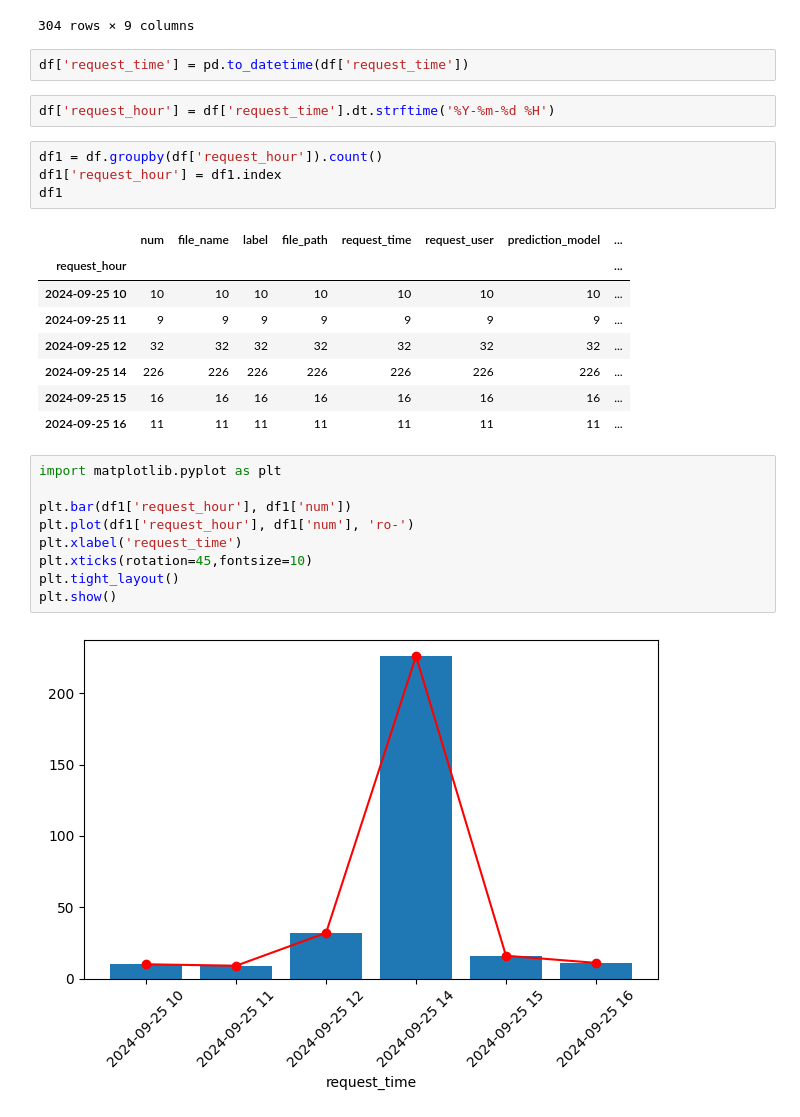
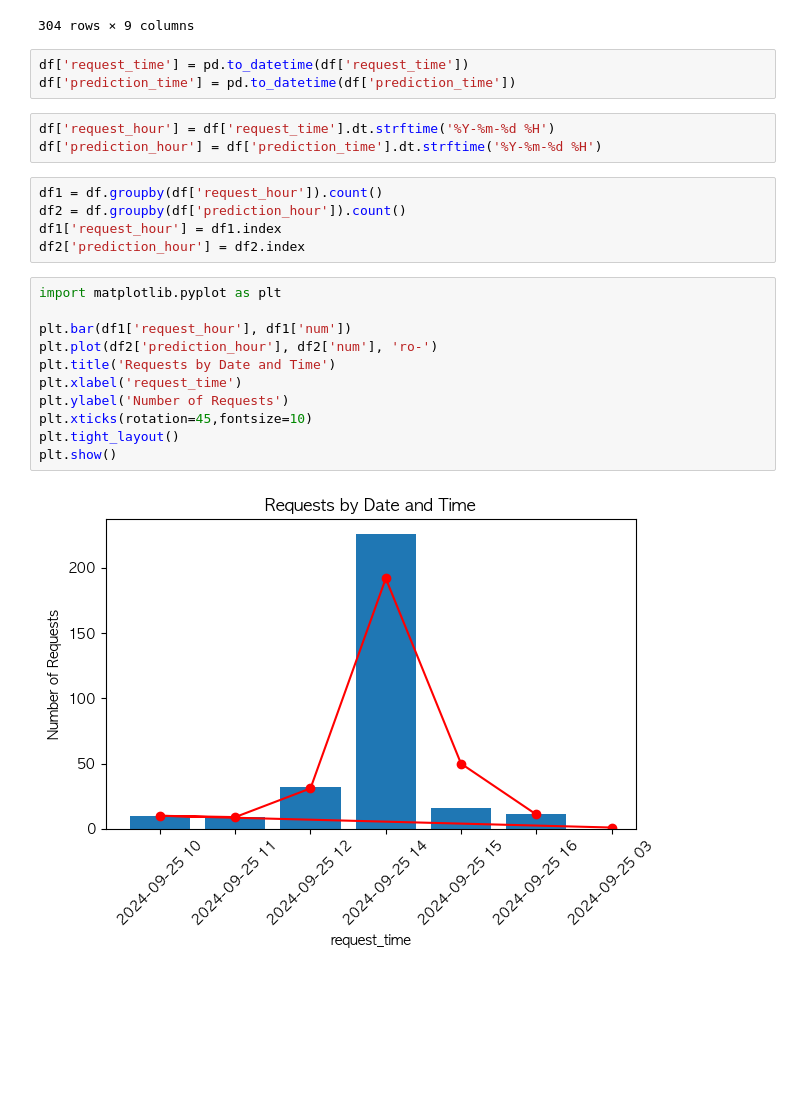
Before and after one commit to hamsunwoo/stdash, a Jupyter notebook: note/Untitled.ipynb, the cells around one changed output. Saved outputs shown, nothing was run; the diff lists cells and outputs as text; blank space fills up the shorter version.

Commit message:
visualization

```diff
--- a/note/Untitled.ipynb
+++ b/note/Untitled.ipynb
@@ -28,29 +29,25 @@ df
 304 rows × 9 columns
 # %%
 df['request_time'] = pd.to_datetime(df['request_time'])
+df['prediction_time'] = pd.to_datetime(df['prediction_time'])
 # %%
 df['request_hour'] = df['request_time'].dt.strftime('%Y-%m-%d %H')
+df['prediction_hour'] = df['prediction_time'].dt.strftime('%Y-%m-%d %H')
 # %%
 df1 = df.groupby(df['request_hour']).count()
+df2 = df.groupby(df['prediction_hour']).count()
 df1['request_hour'] = df1.index
-df1
+df2['prediction_hour'] = df2.index
-# %% [output]
-|  | num | file_name | label | file_path | request_time | request_user | prediction_model | ... |
-| request_hour |  |  |  |  |  |  |  | ... |
-| 2024-09-25 10 | 10 | 10 | 10 | 10 | 10 | 10 | 10 | ... |
-| 2024-09-25 11 | 9 | 9 | 9 | 9 | 9 | 9 | 9 | ... |
-| 2024-09-25 12 | 32 | 32 | 32 | 32 | 32 | 32 | 32 | ... |
-| 2024-09-25 14 | 226 | 226 | 226 | 226 | 226 | 226 | 226 | ... |
-| 2024-09-25 15 | 16 | 16 | 16 | 16 | 16 | 16 | 16 | ... |
-| 2024-09-25 16 | 11 | 11 | 11 | 11 | 11 | 11 | 11 | ... |
 # %%
 import matplotlib.pyplot as plt
 
 plt.bar(df1['request_hour'], df1['num'])
-plt.plot(df1['request_hour'], df1['num'], 'ro-')
+plt.plot(df2['prediction_hour'], df2['num'], 'ro-')
+plt.title('Requests by Date and Time')
 plt.xlabel('request_time')
+plt.ylabel('Number of Requests')
 plt.xticks(rotation=45,fontsize=10)
 plt.tight_layout()
 plt.show()
 # %% [output]
-[figure, old version]
+[figure, new version]
```
Also changed, not shown: parts of 11 cells of this notebook, 1 other file.
